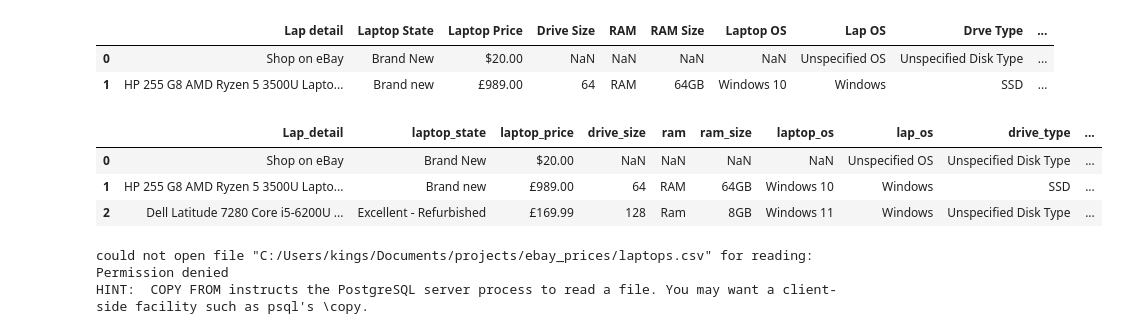
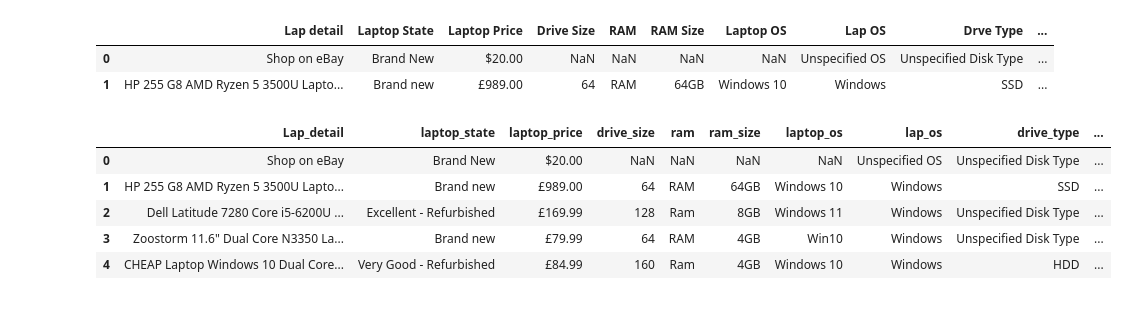
Before and after one commit to dekings44/ebay_product_price_analysis, a Jupyter notebook: main.ipynb, the cells around one changed output. Drawn from its saved outputs; the diff is of its cells as text; code cells hidden in the pictures.

Commit message:
creation of database and loading the transformed data into the database

```diff
--- a/main.ipynb
+++ b/main.ipynb
@@ -226,13 +226,19 @@ data.head(2)
 | 1 | HP 255 G8 AMD Ryzen 5 3500U Lapto... | Brand new | £989.00 | 64 | RAM | 64GB | Windows 10 | Windows | SSD | ... |
 # %%
 data.rename(columns = {'Lap detail':'Lap_detail', 'Laptop State':'laptop_state', 'Laptop Price':'laptop_price', 'Drive Size':'drive_size', 'RAM':'ram', 'RAM Size':'ram_size', 'Laptop OS':'laptop_os', 'Lap OS':'lap_os', 'Drve Type':'drive_type', 'Processor Type':'processor_type', 'Laptop Brand':'laptop_brand'}, inplace = True)
+# %%
+data['Lap_detail']=data['Lap_detail'].str.replace(',','')
+# %%
+data['laptop_price']=data['laptop_price'].str.replace(',','')
 # %%
-data.head(3)
+data.head()
 # %% [output]
 |  | Lap_detail | laptop_state | laptop_price | drive_size | ram | ram_size | laptop_os | lap_os | drive_type | ... |
 | 0 | Shop on eBay | Brand New | $20.00 | NaN | NaN | NaN | NaN | Unspecified OS | Unspecified Disk Type | ... |
 | 1 | HP 255 G8 AMD Ryzen 5 3500U Lapto... | Brand new | £989.00 | 64 | RAM | 64GB | Windows 10 | Windows | SSD | ... |
 | 2 | Dell Latitude 7280 Core i5-6200U ... | Excellent - Refurbished | £169.99 | 128 | Ram | 8GB | Windows 11 | Windows | Unspecified Disk Type | ... |
+| 3 | Zoostorm 11.6" Dual Core N3350 La... | Brand new | £79.99 | 64 | RAM | 4GB | Win10 | Windows | Unspecified Disk Type | ... |
+| 4 | CHEAP Laptop Windows 10 Dual Core... | Very Good - Refurbished | £84.99 | 160 | Ram | 4GB | Windows 10 | Windows | HDD | ... |
 # %%
 data.to_csv('laptops.csv', index = None)
 # %%
@@ -276,11 +282,15 @@ try:
 
     cur.execute(create_script)
 
-    load_data = ''' COPY laptops(Lap_detail, laptop_state, laptop_price, drive_size, ram, ram_size, laptop_os, lap_os, drive_type, processor_type, laptop_brands)
-                        FROM 'C:/Users/kings/Documents/projects/ebay_prices/laptops.csv'
-                        DELIMITER ','
-                        CSV HEADER;'''
-    cur.execute(load_data)
+    # load_data = ''' COPY laptops(Lap_detail, laptop_state, laptop_price, drive_size, ram, ram_size, laptop_os, lap_os, drive_type, processor_type, laptop_brands)
+    #                     FROM 'C:/Users/kings/Documents/projects/ebay_prices/laptops.csv'
+    #                     DELIMITER ','
+    #                     CSV HEADER;'''
+    # cur.execute(load_data)
+
+    with open('laptops.csv', 'r', encoding="mbcs") as f:
+        next(f) #This skips the header row.
+        cur.copy_from(f, 'laptops', sep=',')
     conn.commit()
 
 except Exception as error:
@@ -290,6 +300,3 @@ finally:
         cur.close()
     if conn is not None:
         conn.close()
-# %% [output]
-could not open file "C:/Users/kings/Documents/projects/ebay_prices/laptops.csv" for reading: Permission denied
-HINT:  COPY FROM instructs the PostgreSQL server process to read a file. You may want a client-side facility such as psql's \copy.
```
Also changed, not shown: 1 other file.
